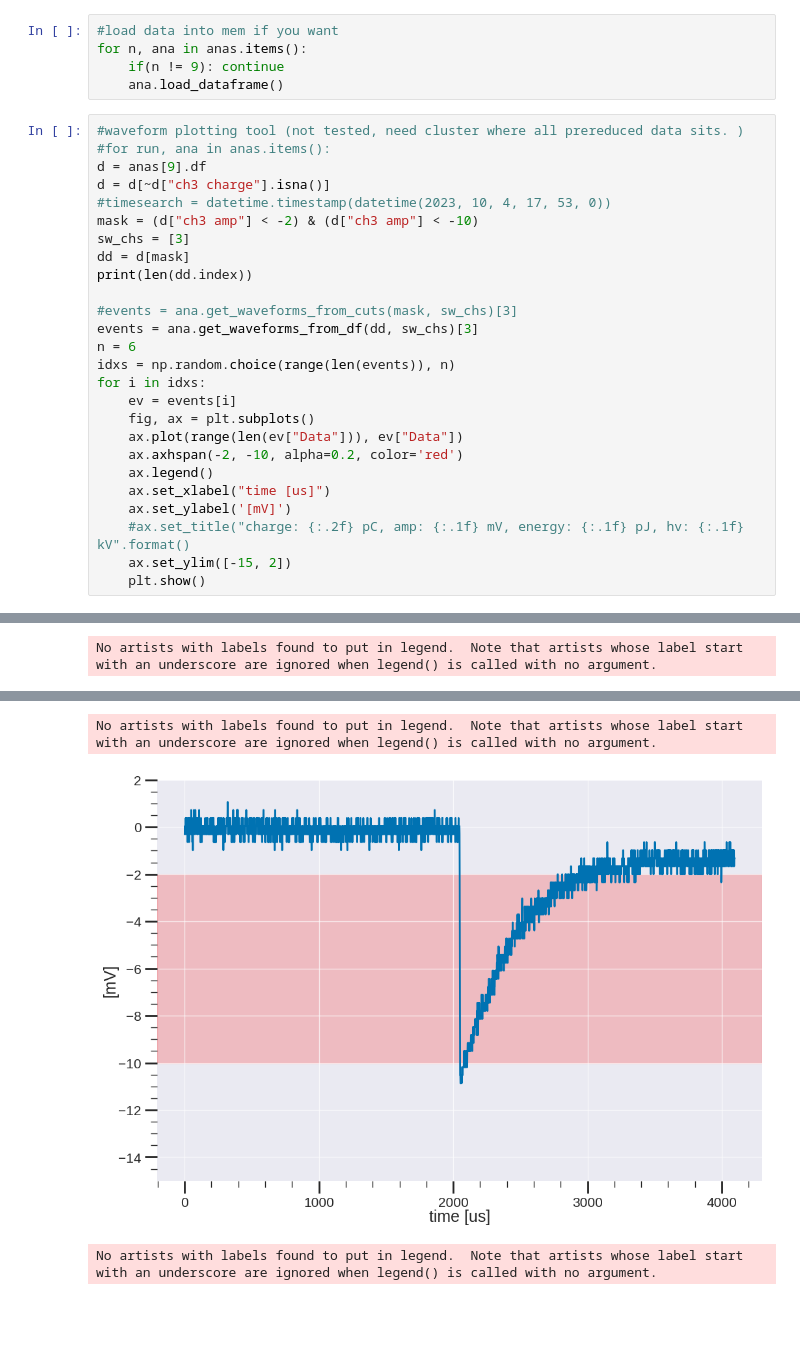
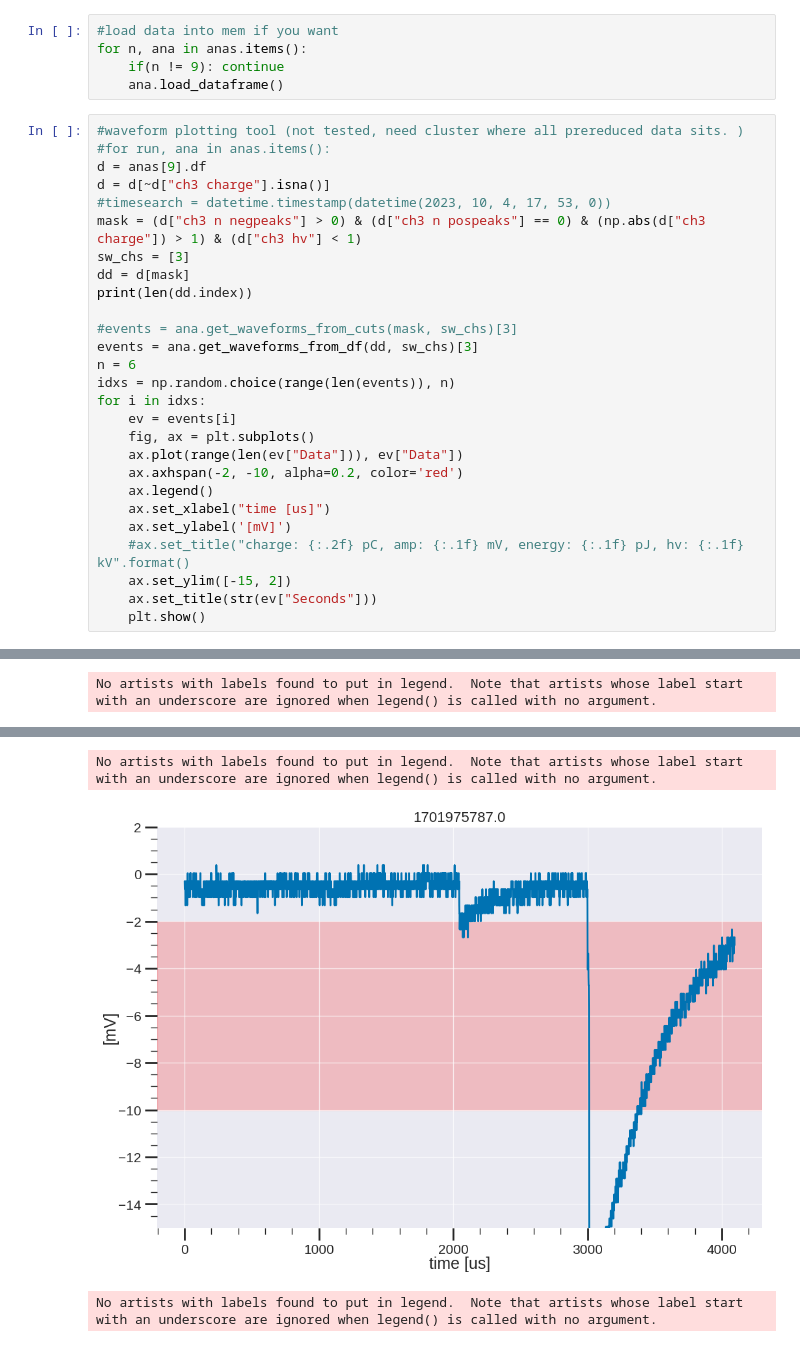
Before and after one commit to ejangelico/ad2-data-processing, a Jupyter notebook: notebooks/Reduced to waveform plotter.ipynb, the cells around one changed output, grey strips where cells are left out. Drawn from its saved outputs; the diff is of its cells as text; blank space fills up the shorter version.

```diff
--- a/notebooks/Reduced to waveform plotter.ipynb
+++ b/notebooks/Reduced to waveform plotter.ipynb
@@ -34,7 +34,7 @@ for n, ana in anas.items():
 d = anas[9].df
 d = d[~d["ch3 charge"].isna()]
 #timesearch = datetime.timestamp(datetime(2023, 10, 4, 17, 53, 0))
-mask = (d["ch3 amp"] < -2) & (d["ch3 amp"] < -10)
+mask = (d["ch3 n negpeaks"] > 0) & (d["ch3 n pospeaks"] == 0) & (np.abs(d["ch3 charge"]) > 1) & (d["ch3 hv"] < 1)
 sw_chs = [3]
 dd = d[mask]
 print(len(dd.index))
@@ -53,5 +53,6 @@ for i in idxs:
     ax.set_ylabel('[mV]')
     #ax.set_title("charge: {:.2f} pC, amp: {:.1f} mV, energy: {:.1f} pJ, hv: {:.1f} kV".format()
     ax.set_ylim([-15, 2])
+    ax.set_title(str(ev["Seconds"]))
     plt.show()
 # %% [output]
@@ -67,3 +68,3 @@ No artists with labels found to put in legend.  Note that artists whose label st
 No artists with labels found to put in legend.  Note that artists whose label start with an underscore are ignored when legend() is called with no argument.
-[figure, old version]
+[figure, new version]
 No artists with labels found to put in legend.  Note that artists whose label start with an underscore are ignored when legend() is called with no argument.
```
Also changed, not shown: parts of 1 cell of this notebook, 3 other files.
